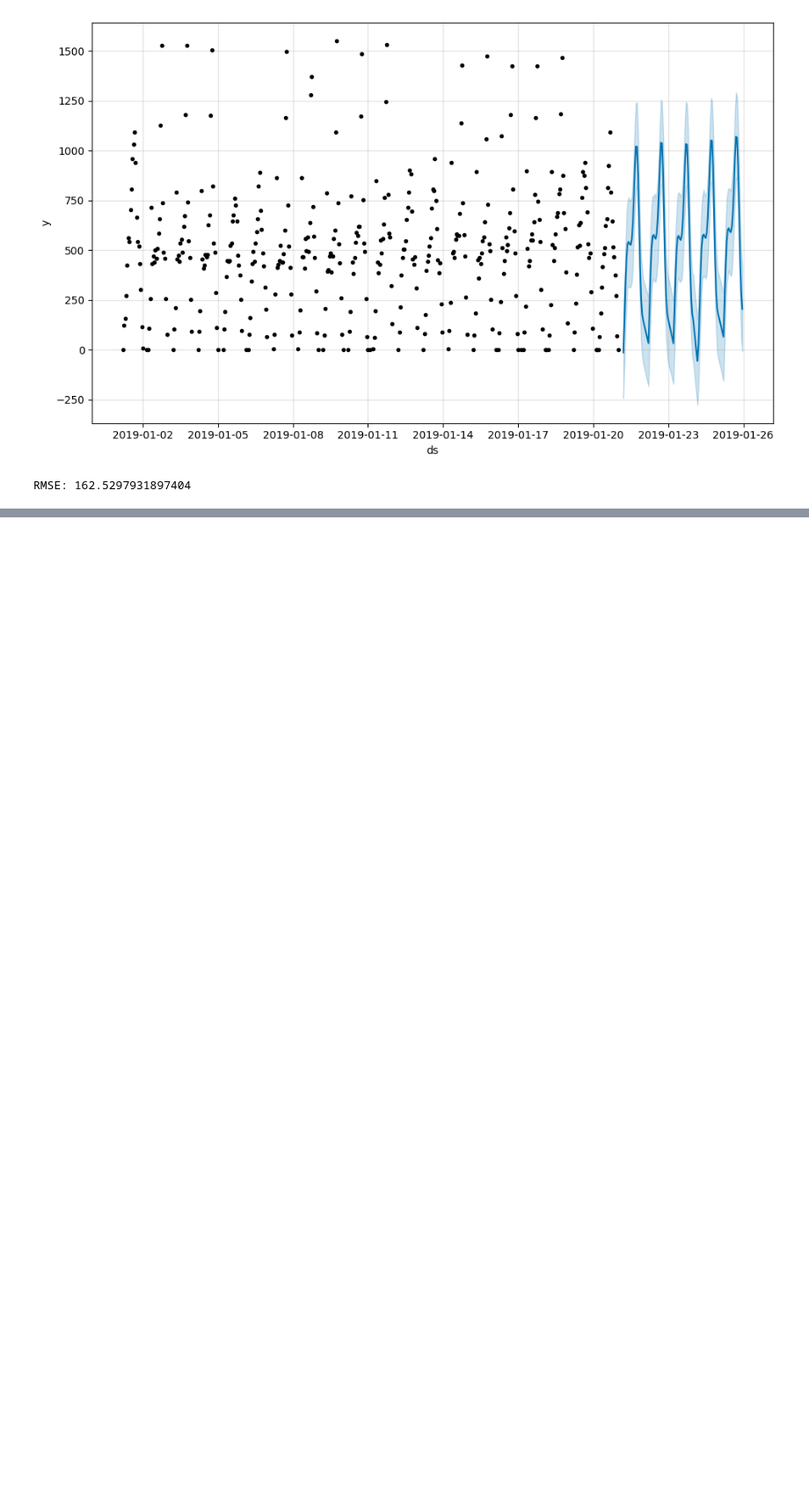
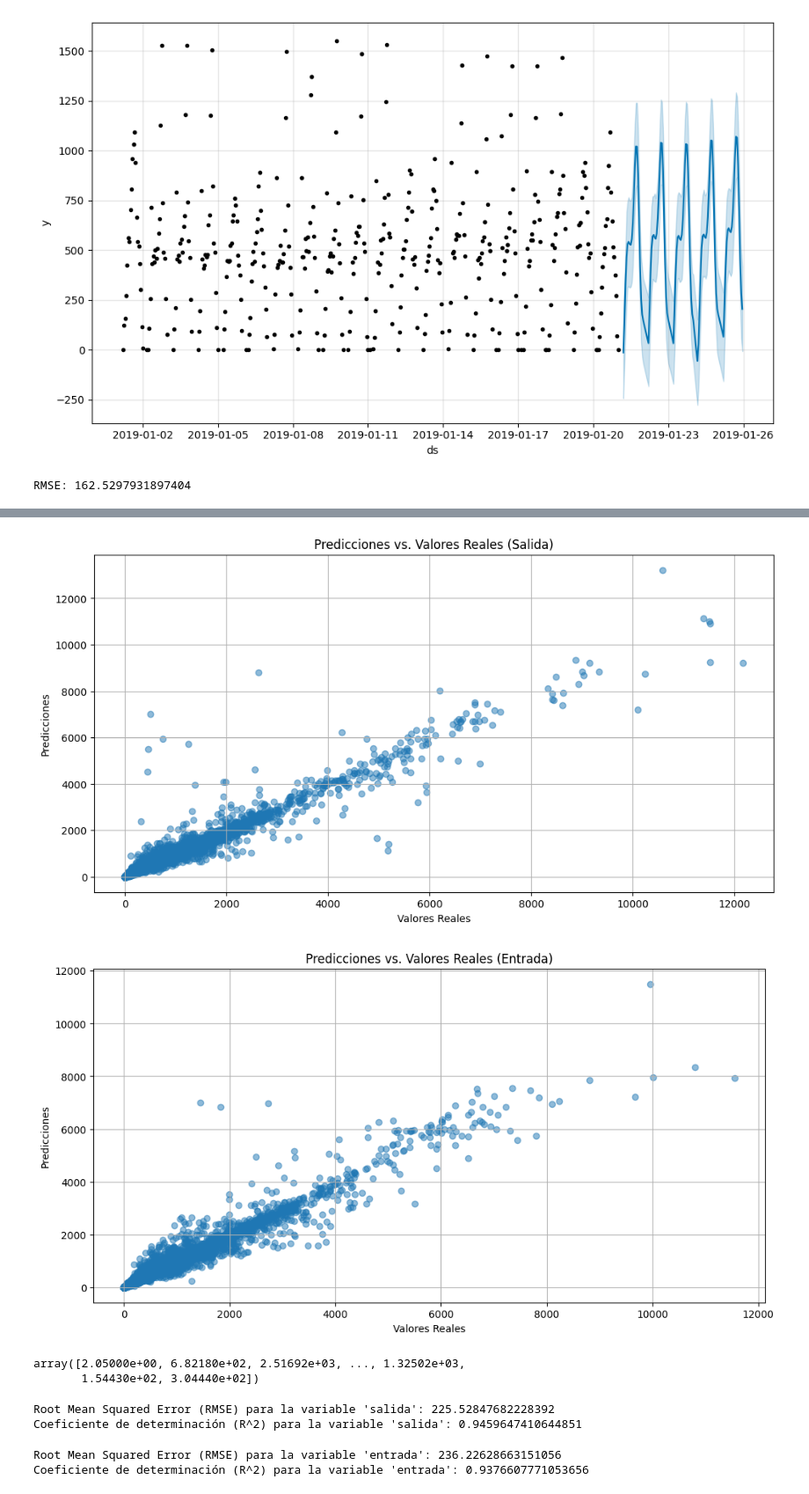
Before and after one commit to quiquecueto/TFM-Intelligent-Systems, a Jupyter notebook: TFM_project.ipynb, the cells around one changed output, grey strips where cells are left out. Shown at 88% size. Drawn from its saved outputs; the diff is of its cells as text; code cells hidden in the pictures; blank space fills up the shorter version.

```diff
--- a/TFM_project.ipynb
+++ b/TFM_project.ipynb
@@ -1121,0 +1254,14 @@ RMSE: 162.5297931897404
+# %%
+# Crear y entrenar el modelo Random Forest para la variable "entrada"
+rf_entrada = RandomForestRegressor(n_estimators=100, random_state=42)
+rf_entrada.fit(X_train, y_entrada_train)
+
+# Realizar predicciones para la variable "entrada"
+y_entrada_pred = rf_entrada.predict(X_test)
+
+# Evaluar el modelo
+rmse_entrada = np.sqrt(mean_squared_error(y_entrada_test, y_entrada_pred))
+r2_entrada = r2_score(y_entrada_test, y_entrada_pred)
+
+print(f"Root Mean Squared Error (RMSE) para la variable 'entrada': {rmse_entrada}")
+print(f"Coeficiente de determinación (R^2) para la variable 'entrada': {r2_entrada}")
@@ -1121,0 +1299,28 @@ RMSE: 162.5297931897404
+# %%
+import matplotlib.pyplot as plt
+
+# Gráfico para la variable "salida"
+plt.figure(figsize=(12, 6))
+plt.scatter(y_salida_test, y_salida_pred, alpha=0.5)
+plt.title('Predicciones vs. Valores Reales (Salida)')
+plt.xlabel('Valores Reales')
+plt.ylabel('Predicciones')
+plt.grid(True)
+plt.show()
+
+# Gráfico para la variable "entrada"
+plt.figure(figsize=(12, 6))
+plt.scatter(y_entrada_test, y_entrada_pred, alpha=0.5)
+plt.title('Predicciones vs. Valores Reales (Entrada)')
+plt.xlabel('Valores Reales')
+plt.ylabel('Predicciones')
+plt.grid(True)
+plt.show()
+# %% [output]
+[figure, added]
+[figure, added]
+# %%
+y_entrada_pred
+# %% [output]
+array([2.05000e+00, 6.82180e+02, 2.51692e+03, ..., 1.32502e+03,
+       1.54430e+02, 3.04440e+02])
@@ -1121,0 +1329,34 @@ RMSE: 162.5297931897404
+# %%
+# Crear y entrenar el modelo XGBoost para la variable "salida"
+xgb_salida = XGBRegressor(n_estimators=100, random_state=42)
+xgb_salida.fit(X_train, y_salida_train)
+
+# Realizar predicciones para la variable "salida"
+y_salida_pred = xgb_salida.predict(X_test)
+
+# Evaluar el modelo para la variable "salida"
+rmse_salida = np.sqrt(mean_squared_error(y_salida_test, y_salida_pred))
+r2_salida = r2_score(y_salida_test, y_salida_pred)
+
+print(f"Root Mean Squared Error (RMSE) para la variable 'salida': {rmse_salida}")
+print(f"Coeficiente de determinación (R^2) para la variable 'salida': {r2_salida}")
+# %% [output]
+Root Mean Squared Error (RMSE) para la variable 'salida': 225.52847682228392
+Coeficiente de determinación (R^2) para la variable 'salida': 0.9459647410644851
+# %%
+# Crear y entrenar el modelo XGBoost para la variable "entrada"
+xgb_entrada = XGBRegressor(n_estimators=100, random_state=42)
+xgb_entrada.fit(X_train, y_entrada_train)
+
+# Realizar predicciones para la variable "entrada"
+y_entrada_pred = xgb_entrada.predict(X_test)
+
+# Evaluar el modelo para la variable "entrada"
+rmse_entrada = np.sqrt(mean_squared_error(y_entrada_test, y_entrada_pred))
+r2_entrada = r2_score(y_entrada_test, y_entrada_pred)
+
+print(f"Root Mean Squared Error (RMSE) para la variable 'entrada': {rmse_entrada}")
+print(f"Coeficiente de determinación (R^2) para la variable 'entrada': {r2_entrada}")
+# %% [output]
+Root Mean Squared Error (RMSE) para la variable 'entrada': 236.22628663151056
+Coeficiente de determinación (R^2) para la variable 'entrada': 0.9376607771053656
```
Also changed, not shown: parts of 26 cells of this notebook.
